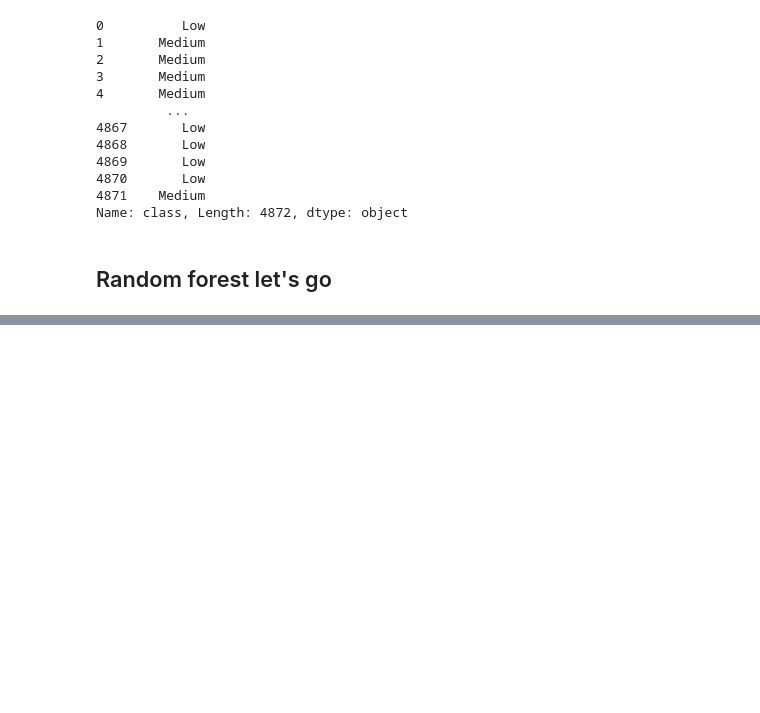
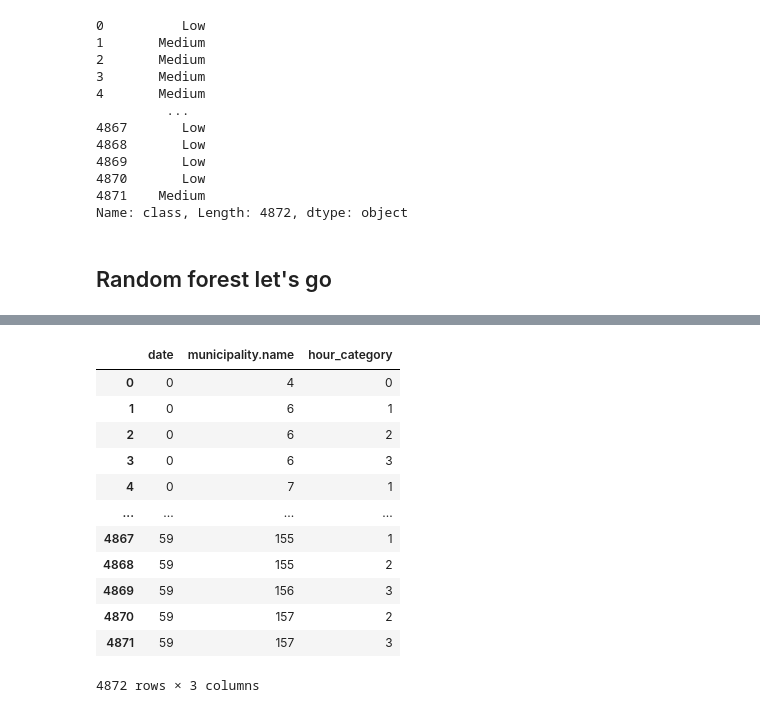
Before and after one commit to giorgiomi/social-pulse-predictor, a Jupyter notebook: notebooks/first-classification.ipynb, the cells around one changed output, grey strips where cells are left out. Cells and saved outputs as stored; diff of their text form; code cells hidden in the pictures; blank space fills up the shorter version.

```diff
--- a/notebooks/first-classification.ipynb
+++ b/notebooks/first-classification.ipynb
@@ -162,6 +165,27 @@ from sklearn.preprocessing import StandardScaler
 # Separate categorical features
 categorical_features = ['date', 'municipality.name', 'hour_category']  # Any string or categorical features
 numerical_features = ['temperature', 'minTemperature', 'maxTemperature', 'precipitation', 'tweet_count']
+# %%
+# Encode categorical features
+le = LabelEncoder()
+for feat in categorical_features:
+    X[feat] = le.fit_transform(X[feat])
+# %%
+X[categorical_features]
+# %% [output]
+|  | date | municipality.name | hour_category |
+| 0 | 0 | 4 | 0 |
+| 1 | 0 | 6 | 1 |
+| 2 | 0 | 6 | 2 |
+| 3 | 0 | 6 | 3 |
+| 4 | 0 | 7 | 1 |
+| ... | ... | ... | ... |
+| 4867 | 59 | 155 | 1 |
+| 4868 | 59 | 155 | 2 |
+| 4869 | 59 | 156 | 3 |
+| 4870 | 59 | 157 | 2 |
+| 4871 | 59 | 157 | 3 |
+4872 rows × 3 columns
 # %%
 # Scale the numerical features
 scaler = StandardScaler()
```
Also changed, not shown: parts of 14 cells of this notebook.
